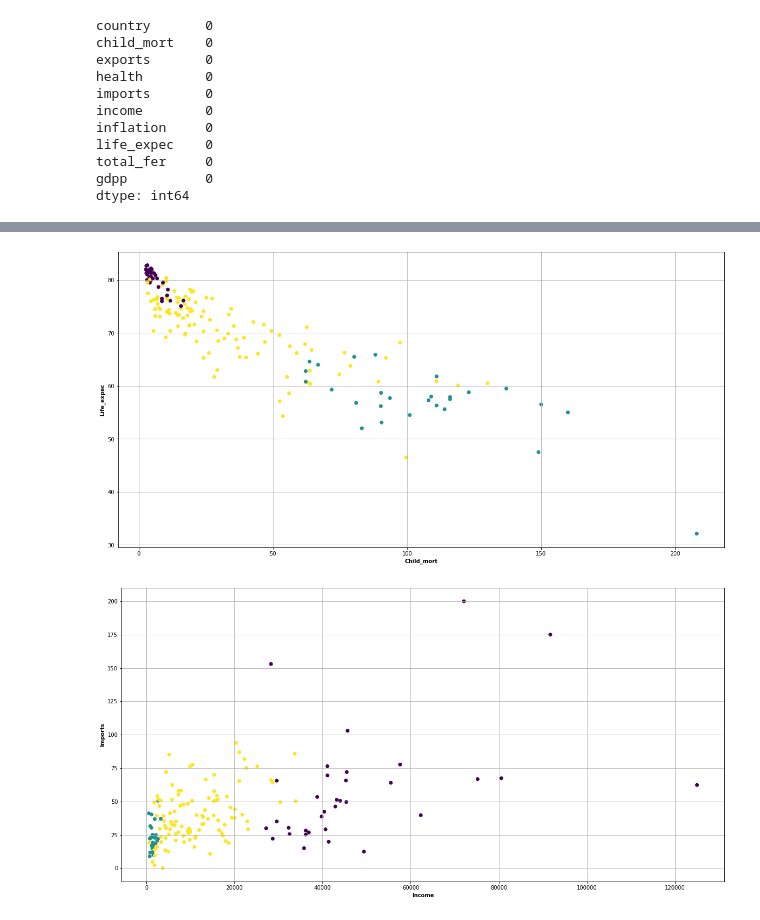
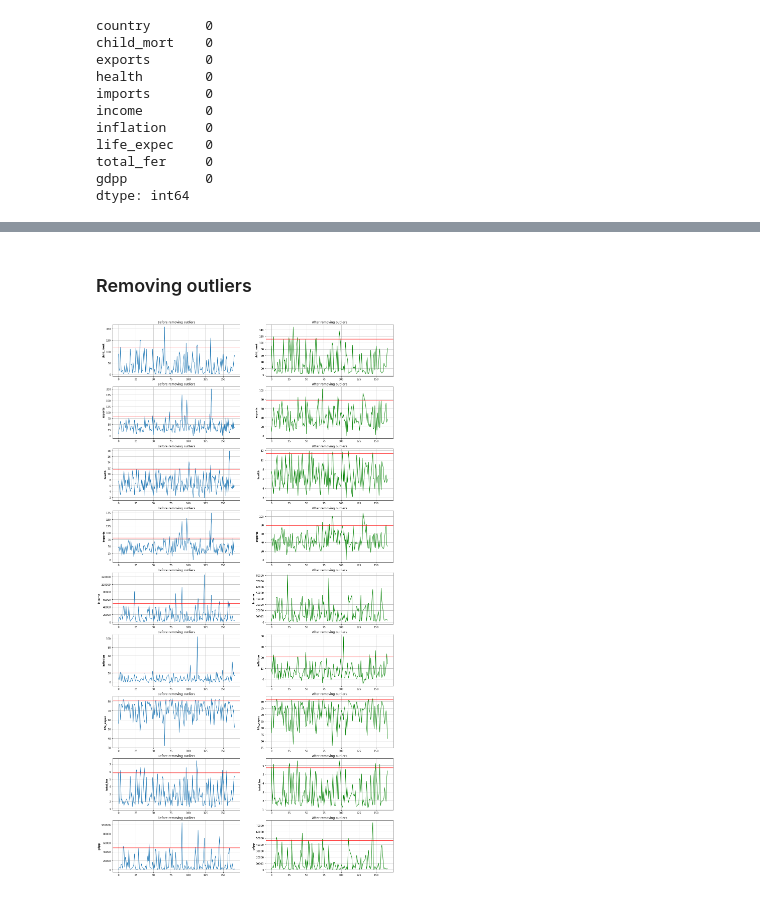
Before and after one commit to PaulkaP1/CountryDevelopment, a Jupyter notebook: clusters.ipynb, the cells around one changed output, grey strips where cells are left out. Cells and saved outputs as stored; diff of their text form; code cells hidden in the pictures.

```diff
--- a/clusters.ipynb
+++ b/clusters.ipynb
@@ -171,9 +36,0 @@ pd.crosstab(label_km, KM.KM_Clusters)
-# %%
-inertia = []
-for i in np.arange(2,10):
-    km = KMeans(n_clusters=i)
-    km.fit(scaled_features)
-    inertia = np.append(inertia, km.inertia_)
-
-plt.plot(np.arange(2,10), inertia)
-plt.grid()
@@ -274,24 +36,0 @@ Text(0.5, 0, 'GDPP')
-# %%
-fig = plt.figure()
-ax = plt.axes()
-xs = data2.child_mort
-ys = data2.life_expec
-
-ax.scatter(xs, ys, c=labels)
-ax.set_ylabel('Life_expec', fontweight ='bold')
-ax.set_xlabel('Child_mort', fontweight ='bold')
-plt.grid()
-# %% [output]
-[figure, removed]
-# %%
-fig = plt.figure()
-ax = plt.axes()
-xs = data2.income
-ys = data2.exports
-
-ax.scatter(xs, ys, c=labels)
-ax.set_ylabel('Imports', fontweight ='bold')
-ax.set_xlabel('Income', fontweight ='bold')
-plt.grid()
-# %% [output]
-[figure, removed]
@@ -297,0 +41,27 @@ plt.grid()
+# %% [markdown]
+### Removing outliers
+# %%
+plt.rcParams["figure.figsize"] = (20,40)
+
+indexes = []
+for j, i in enumerate(data2):
+    indexes.append(data2.loc[data2[i]>data2[i].quantile(0.99)].index)
+
+indexes = np.unique(indexes)
+df = data2.drop(indexes, axis=0, inplace=False)
+
+f, axs = plt.subplots(9, 2)
+for j, i in enumerate(df):
+    axs[j,0].set_title('Before removing outliers')
+    axs[j,0].plot(data2[i])
+    axs[j,0].set_ylabel(i, fontweight ='bold')
+    axs[j,0].axhline(y=data2[i].quantile(0.95), color='r', linestyle='-')
+    axs[j,0].grid()
+
+    axs[j,1].set_title('After removing outliers')
+    axs[j,1].plot(df[i], color='g')
+    axs[j,1].set_ylabel(i, fontweight ='bold')
+    axs[j,1].axhline(y=df[i].quantile(0.95), color='r', linestyle='-')
+    axs[j,1].grid()
+# %% [output]
+[figure, added]
```
Also changed, not shown: parts of 42 cells of this notebook.
